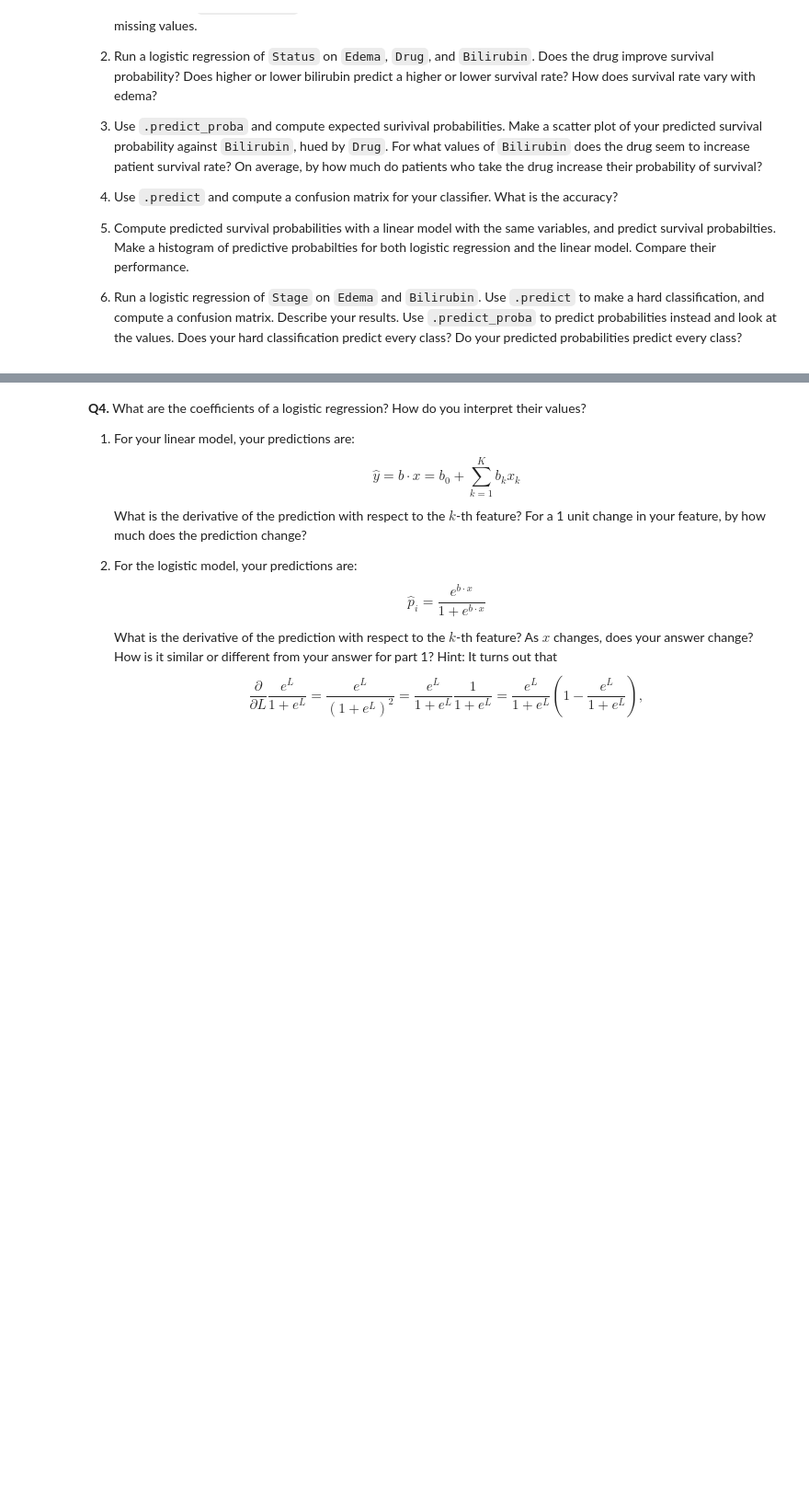
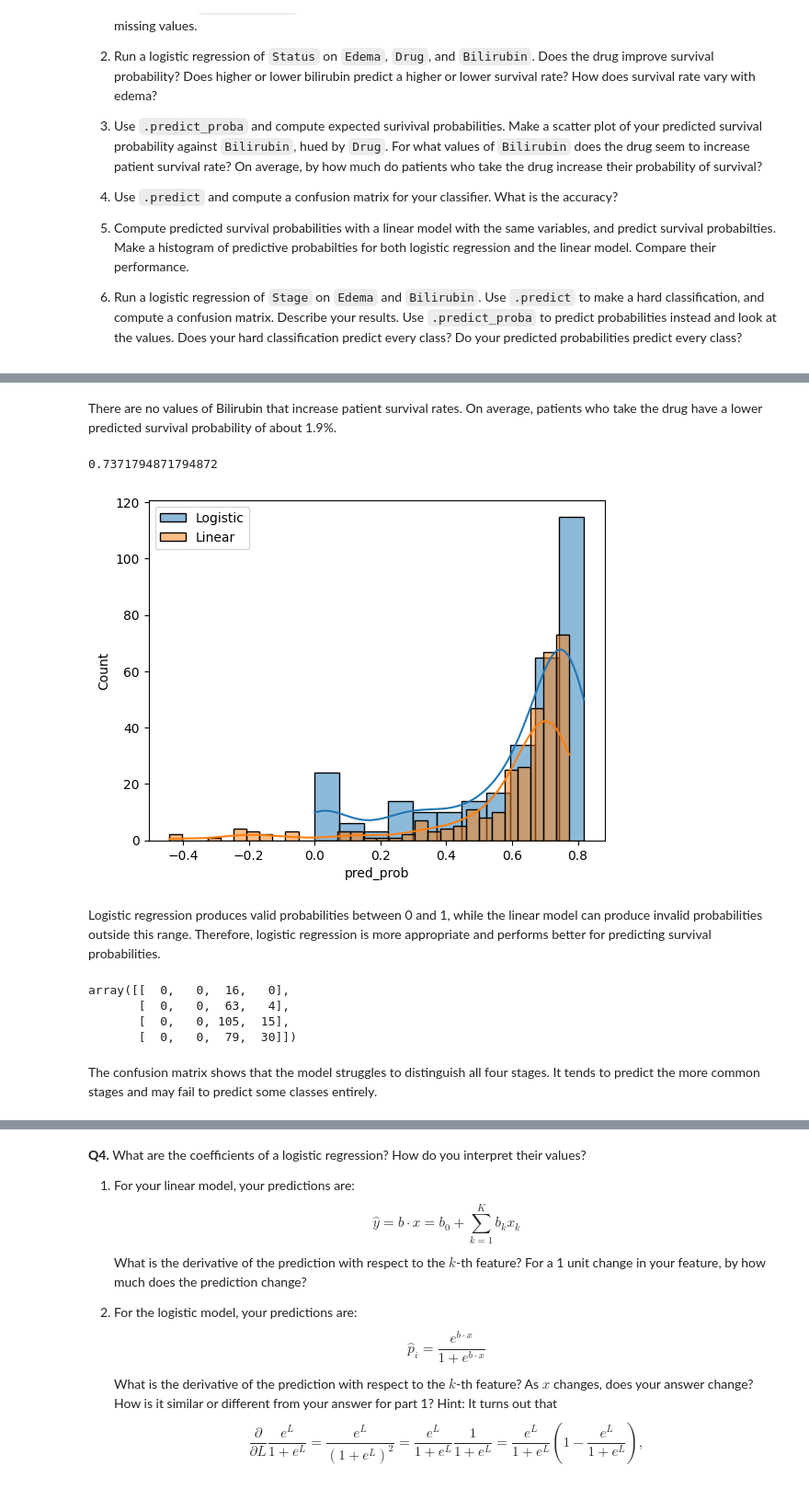
Before and after one commit to kayleendo/programming, a Jupyter notebook: assignment/05_assignment_glm.ipynb, the cells around one changed output, grey strips where cells are left out. Shown at 92% size. Drawn from its saved outputs; the diff is of its cells as text; code cells hidden in the pictures; blank space fills up the shorter version.

```diff
--- a/assignment/05_assignment_glm.ipynb
+++ b/assignment/05_assignment_glm.ipynb
@@ -229,0 +279,50 @@ The relevant data are:
+# %% [markdown]
+ There are no values of Bilirubin that increase patient survival rates. On average, patients who take the drug have a lower predicted survival probability of about 1.9%.
+# %%
+# 4
+from sklearn.metrics import confusion_matrix, accuracy_score
+
+y_pred = model.predict(X)
+
+confusion_matrix(y, y_pred)
+accuracy_score(y, y_pred)
+# %% [output]
+0.7371794871794872
+# %%
+# 5
+lin = LinearRegression()
+lin.fit(X, y)
+
+df["lin_prob"] = lin.predict(X)
+
+import seaborn as sns
+
+sns.histplot(df["pred_prob"], label="Logistic", kde=True)
+sns.histplot(df["lin_prob"], label="Linear", kde=True)
+plt.legend()
+plt.show()
+# %% [output]
+[figure, added]
+# %% [markdown]
+Logistic regression produces valid probabilities between 0 and 1, while the linear model can produce invalid probabilities outside this range.
+Therefore, logistic regression is more appropriate and performs better for predicting survival probabilities.
+# %%
+# 6
+X_stage = df[["Bilirubin", "Edema_S", "Edema_Y"]]
+y_stage = df["Stage"]
+
+model_stage = LogisticRegression(max_iter=1000, multi_class="multinomial")
+model_stage.fit(X_stage, y_stage)
+
+y_pred_stage = model_stage.predict(X_stage)
+
+from sklearn.metrics import confusion_matrix
+confusion_matrix(y_stage, y_pred_stage)
+# %% [output]
+array([[  0,   0,  16,   0],
+       [  0,   0,  63,   4],
+       [  0,   0, 105,  15],
+       [  0,   0,  79,  30]])
+# %% [markdown]
+The confusion matrix shows that the model struggles to distinguish all four stages.
+It tends to predict the more common stages and may fail to predict some classes entirely.
```
Also changed, not shown: parts of 7 cells of this notebook.
